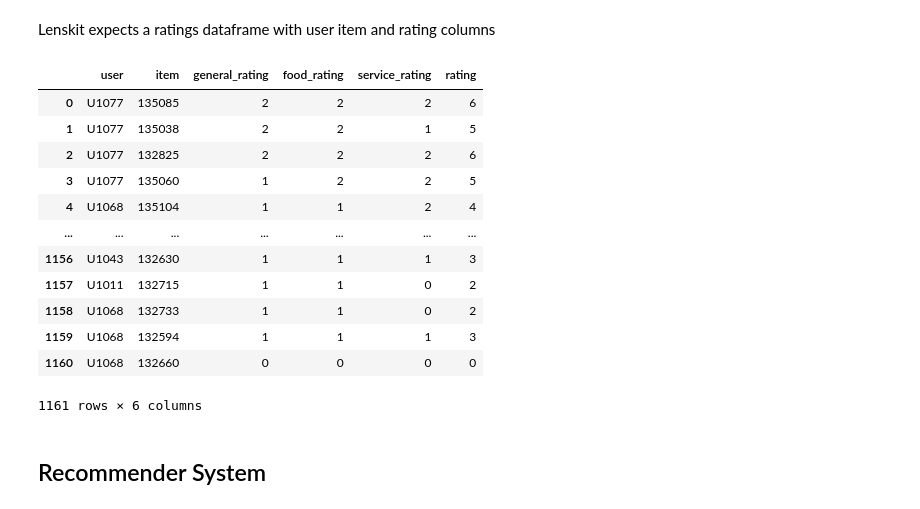
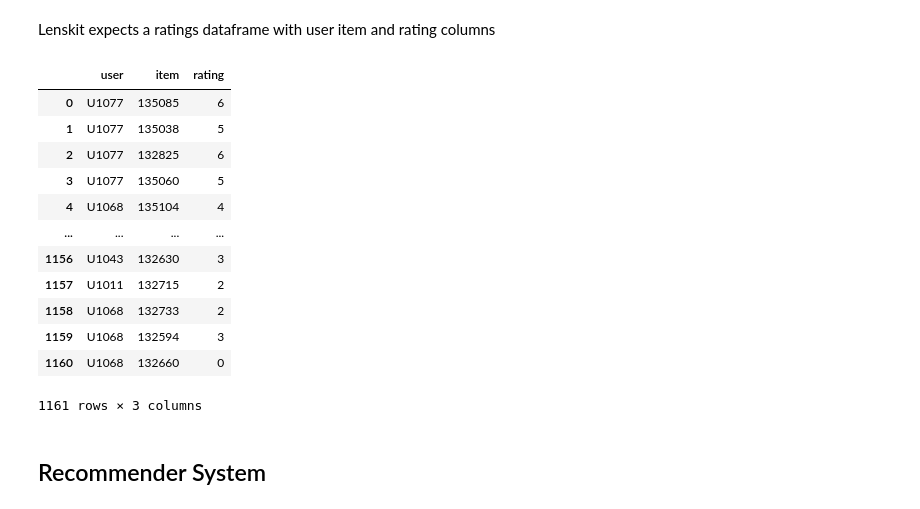
Before and after one commit to HusamAQ/RecSys_weRecommenaGrade10, a Jupyter notebook: data_preprocessing.ipynb, the cells around one changed output. Drawn from its saved outputs; the diff is of its cells as text; code cells hidden in the pictures.

```diff
--- a/data_preprocessing.ipynb
+++ b/data_preprocessing.ipynb
@@ -101,24 +101,26 @@ display(dfr)
 Lenskit expects a ratings dataframe with user item and rating columns
 # %%
 # TODO: What to do with food_rating and service rating
+ratings_df = pd.read_csv(RATINGS)
 ratings_df['sum_column'] = ratings_df['rating'] + \
     ratings_df['food_rating'] + ratings_df['service_rating']
 
 ratings_df=ratings_df.rename(columns={'userID':'user','placeID':'item','rating':'general_rating','sum_column':'rating'})
+ratings_df = ratings_df.drop(columns=["general_rating", "food_rating", "service_rating"])
 display(ratings_df)
 # %% [output]
-|  | user | item | general_rating | food_rating | service_rating | rating |
-| 0 | U1077 | 135085 | 2 | 2 | 2 | 6 |
-| 1 | U1077 | 135038 | 2 | 2 | 1 | 5 |
-| 2 | U1077 | 132825 | 2 | 2 | 2 | 6 |
-| 3 | U1077 | 135060 | 1 | 2 | 2 | 5 |
-| 4 | U1068 | 135104 | 1 | 1 | 2 | 4 |
-| ... | ... | ... | ... | ... | ... | ... |
-| 1156 | U1043 | 132630 | 1 | 1 | 1 | 3 |
-| 1157 | U1011 | 132715 | 1 | 1 | 0 | 2 |
-| 1158 | U1068 | 132733 | 1 | 1 | 0 | 2 |
-| 1159 | U1068 | 132594 | 1 | 1 | 1 | 3 |
-| 1160 | U1068 | 132660 | 0 | 0 | 0 | 0 |
+|  | user | item | rating |
+| 0 | U1077 | 135085 | 6 |
+| 1 | U1077 | 135038 | 5 |
+| 2 | U1077 | 132825 | 6 |
+| 3 | U1077 | 135060 | 5 |
+| 4 | U1068 | 135104 | 4 |
+| ... | ... | ... | ... |
+| 1156 | U1043 | 132630 | 3 |
+| 1157 | U1011 | 132715 | 2 |
+| 1158 | U1068 | 132733 | 2 |
+| 1159 | U1068 | 132594 | 3 |
+| 1160 | U1068 | 132660 | 0 |
-1161 rows × 6 columns
+1161 rows × 3 columns
 # %% [markdown]
 ## Recommender System
```
Also changed, not shown: parts of 6 cells of this notebook.
